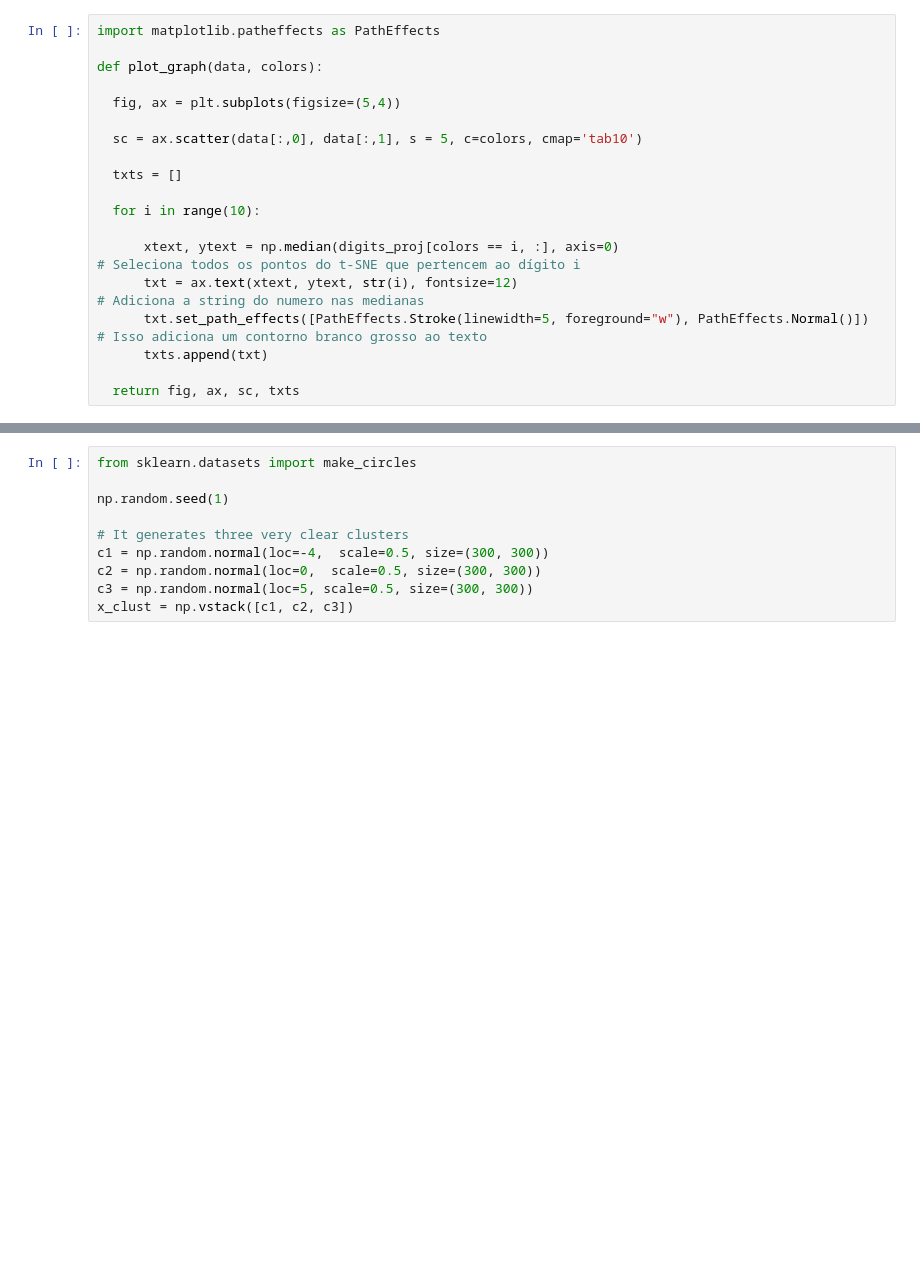
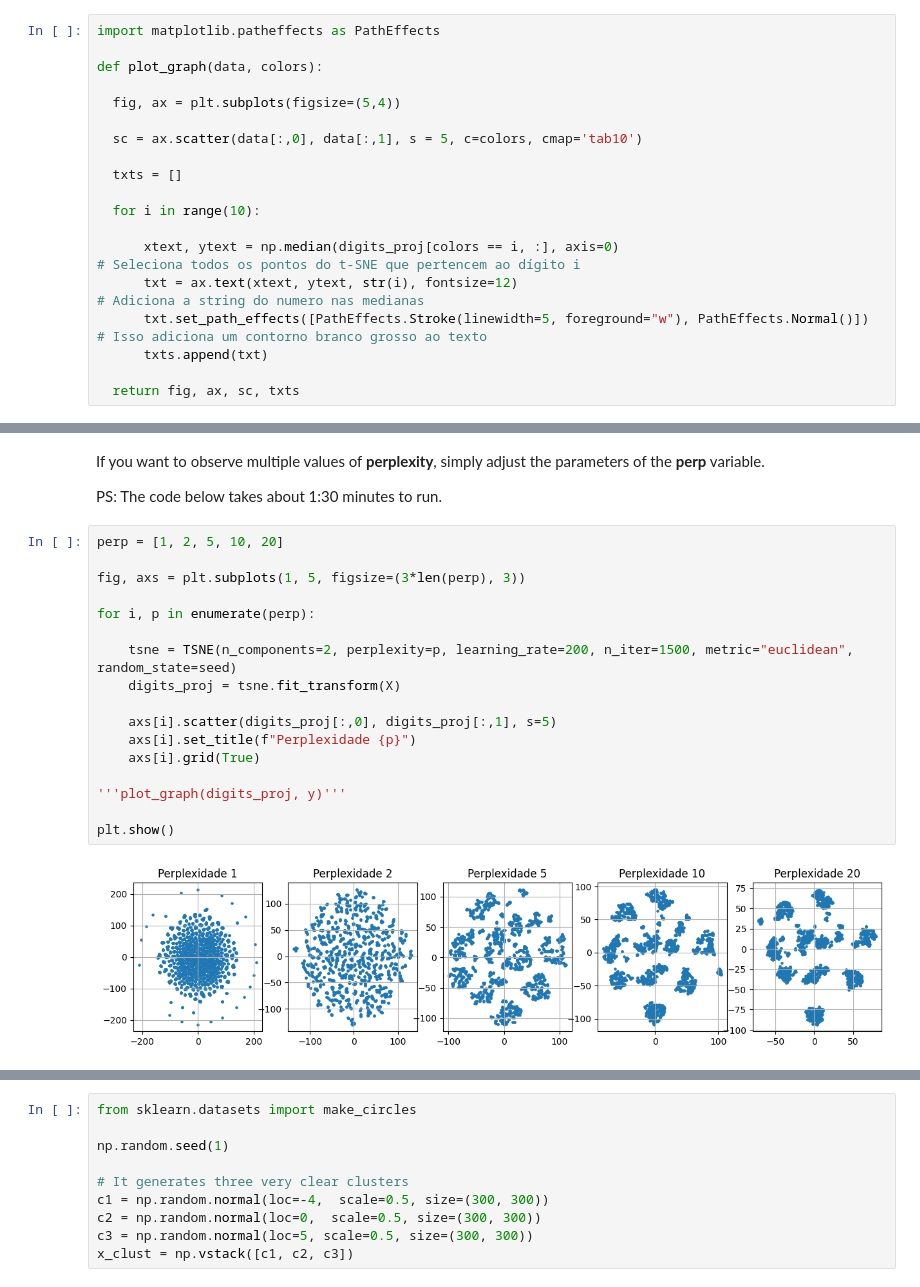
Before and after one commit to physerikc/gravitational-waves, a Jupyter notebook: t_SNE_application.ipynb, the cells around one changed output, grey strips where cells are left out. Saved outputs shown, nothing was run; the diff lists cells and outputs as text; blank space fills up the shorter version.

```diff
--- a/t_SNE_application.ipynb
+++ b/t_SNE_application.ipynb
@@ -146,0 +167,23 @@ plt.show()
+# %% [markdown]
+If you want to observe multiple values of **perplexity**, simply adjust the parameters of the **perp** variable.
+
+PS: The code below takes about 1:30 minutes to run.
+# %%
+perp = [1, 2, 5, 10, 20]
+
+fig, axs = plt.subplots(1, 5, figsize=(3*len(perp), 3))
+
+for i, p in enumerate(perp):
+
+    tsne = TSNE(n_components=2, perplexity=p, learning_rate=200, n_iter=1500, metric="euclidean", random_state=seed)
+    digits_proj = tsne.fit_transform(X)
+
+    axs[i].scatter(digits_proj[:,0], digits_proj[:,1], s=5)
+    axs[i].set_title(f"Perplexidade {p}")
+    axs[i].grid(True)
+
+'''plot_graph(digits_proj, y)'''
+
+plt.show()
+# %% [output]
+[figure, added]
```
Also changed, not shown: parts of 71 cells of this notebook.
